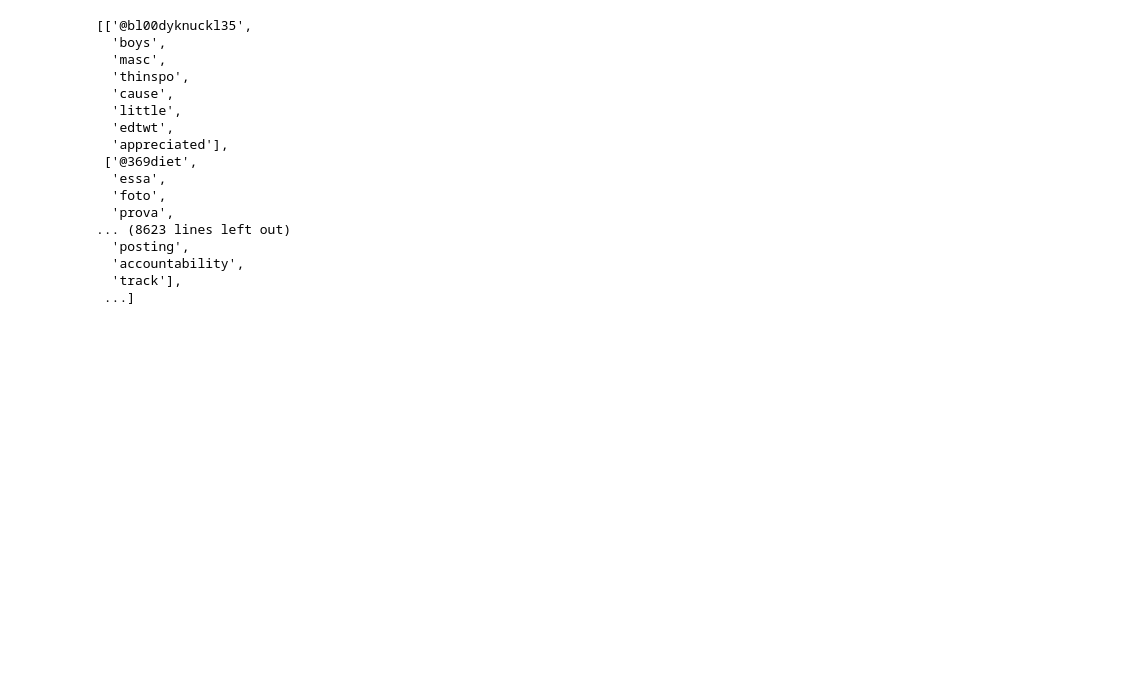
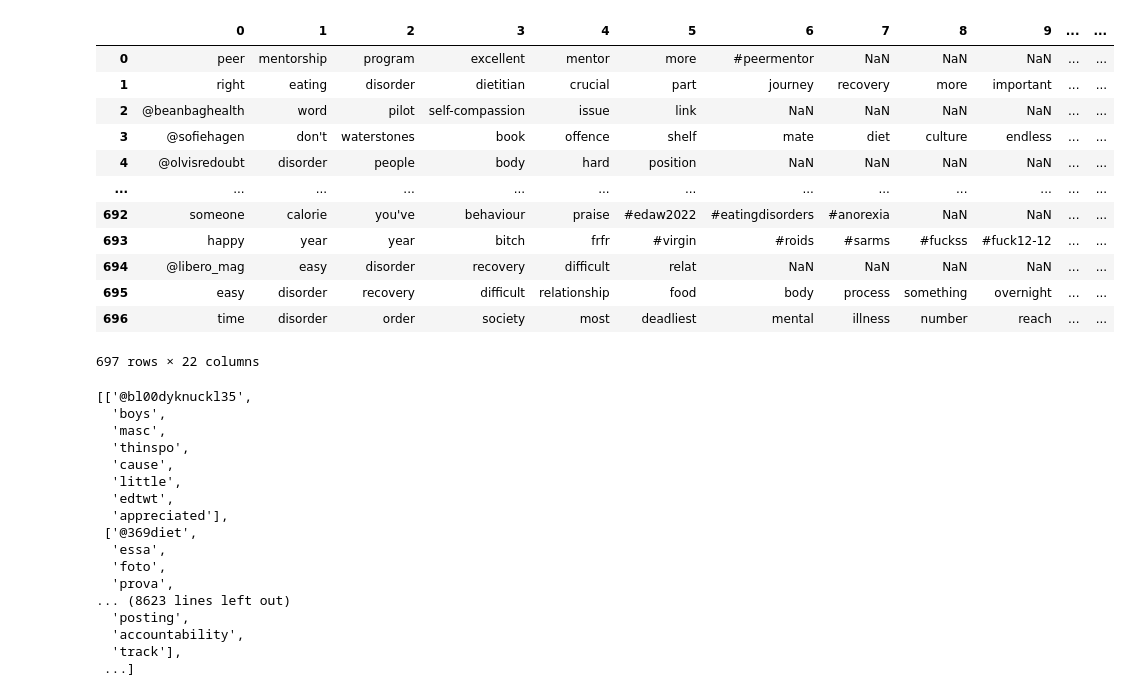
Before and after one commit to Indosaram/text_factory, a Jupyter notebook: demo_english.ipynb, the cells around one changed output. Saved outputs shown, nothing was run; the diff lists cells and outputs as text; code cells hidden in the pictures; blank space fills up the shorter version.

Commit message:
add lemmatizer, setuptools

```diff
--- a/demo_english.ipynb
+++ b/demo_english.ipynb
@@ -1,13 +1,20 @@
 # %%
 import pandas as pd
 
-from topic_modeling import TopicModeling
-from preprocessing import EnglishPreprocessor
+from text_factory.topic_modeling import TopicModeling
+from text_factory.preprocessing import EnglishPreprocessor
 
+import nltk
+from nltk.stem import WordNetLemmatizer
 
-df = pd.read_csv("result/thinspo_tweets.csv")
+nltk.download('wordnet')
+nltk.download('omw-1.4')
+
+df = pd.read_csv("result/edrecovery_tweets.csv")
 
 
 preprocessor = EnglishPreprocessor()
-result = preprocessor.tweet_tokenize(df["text"])
+token_series = preprocessor.tweet_tokenize(
+    df["text"], pos_list=["NN", "NNS", "JJ", "JJR", "JJS"]
+)
 # %% [output]
@@ -18,3 +23,22 @@ scipy.sparse.sparsetools is a private module for scipy.sparse, and should not be
+# %%
+lemmatizer = WordNetLemmatizer()
+lemmatized_token_series = preprocessor.lemmatize(lemmatizer, token_series.apply(lambda x:x.split()))
+# %%
+lemmatized_token_series
+# %% [output]
+|  | 0 | 1 | 2 | 3 | 4 | 5 | 6 | 7 | 8 | 9 | ... | ... |
+| 0 | peer | mentorship | program | excellent | mentor | more | #peermentor | NaN | NaN | NaN | ... | ... |
+| 1 | right | eating | disorder | dietitian | crucial | part | journey | recovery | more | important | ... | ... |
+| 2 | @beanbaghealth | word | pilot | self-compassion | issue | link | NaN | NaN | NaN | NaN | ... | ... |
+| 3 | @sofiehagen | don't | waterstones | book | offence | shelf | mate | diet | culture | endless | ... | ... |
+| 4 | @olvisredoubt | disorder | people | body | hard | position | NaN | NaN | NaN | NaN | ... | ... |
+| ... | ... | ... | ... | ... | ... | ... | ... | ... | ... | ... | ... | ... |
+| 692 | someone | calorie | you've | behaviour | praise | #edaw2022 | #eatingdisorders | #anorexia | NaN | NaN | ... | ... |
+| 693 | happy | year | year | bitch | frfr | #virgin | #roids | #sarms | #fuckss | #fuck12-12 | ... | ... |
+| 694 | @libero_mag | easy | disorder | recovery | difficult | relat | NaN | NaN | NaN | NaN | ... | ... |
+| 695 | easy | disorder | recovery | difficult | relationship | food | body | process | something | overnight | ... | ... |
+| 696 | time | disorder | order | society | most | deadliest | mental | illness | number | reach | ... | ... |
+697 rows × 22 columns
 # %%
 result = result.apply(lambda x:x.split()).to_list()
 result
```
Also changed, not shown: parts of 1 cell of this notebook, 8 other files.
